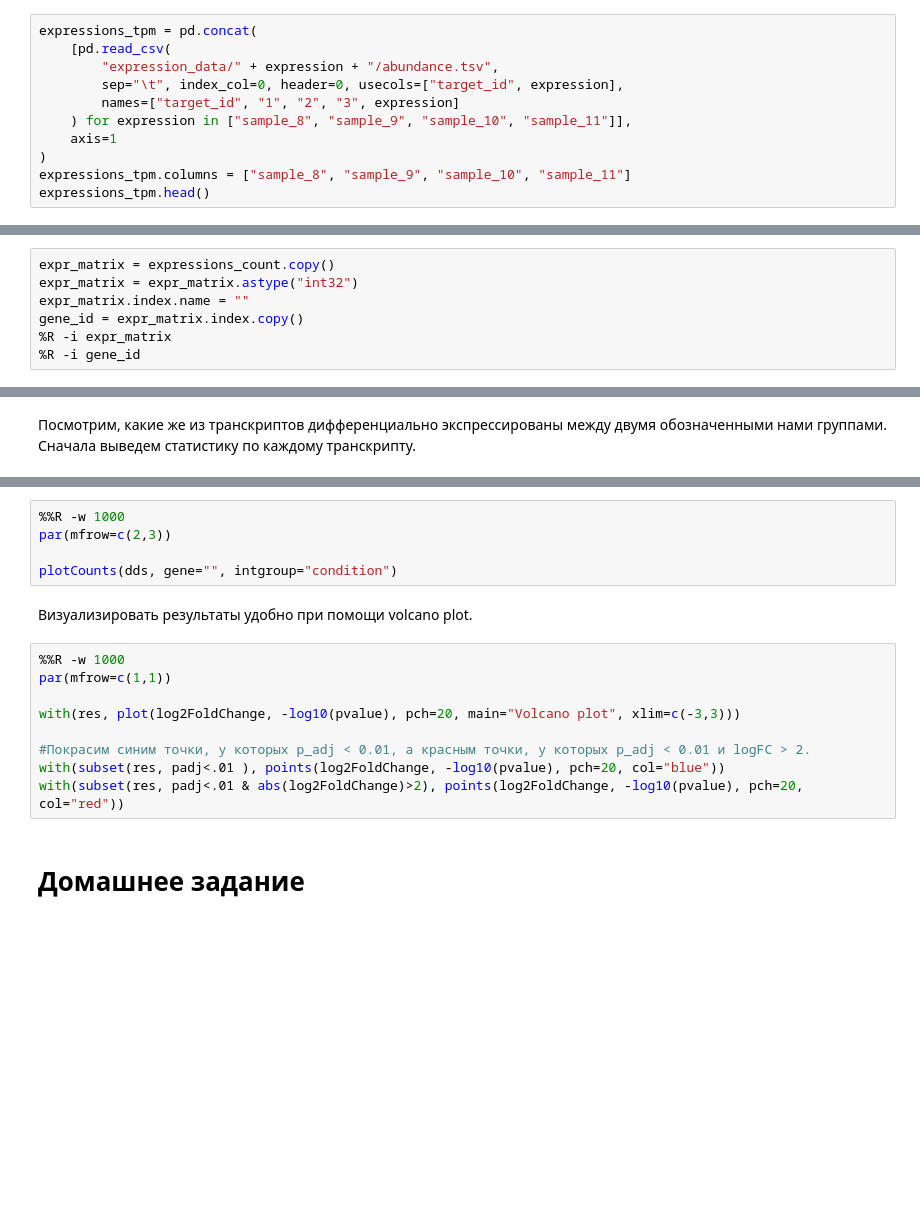
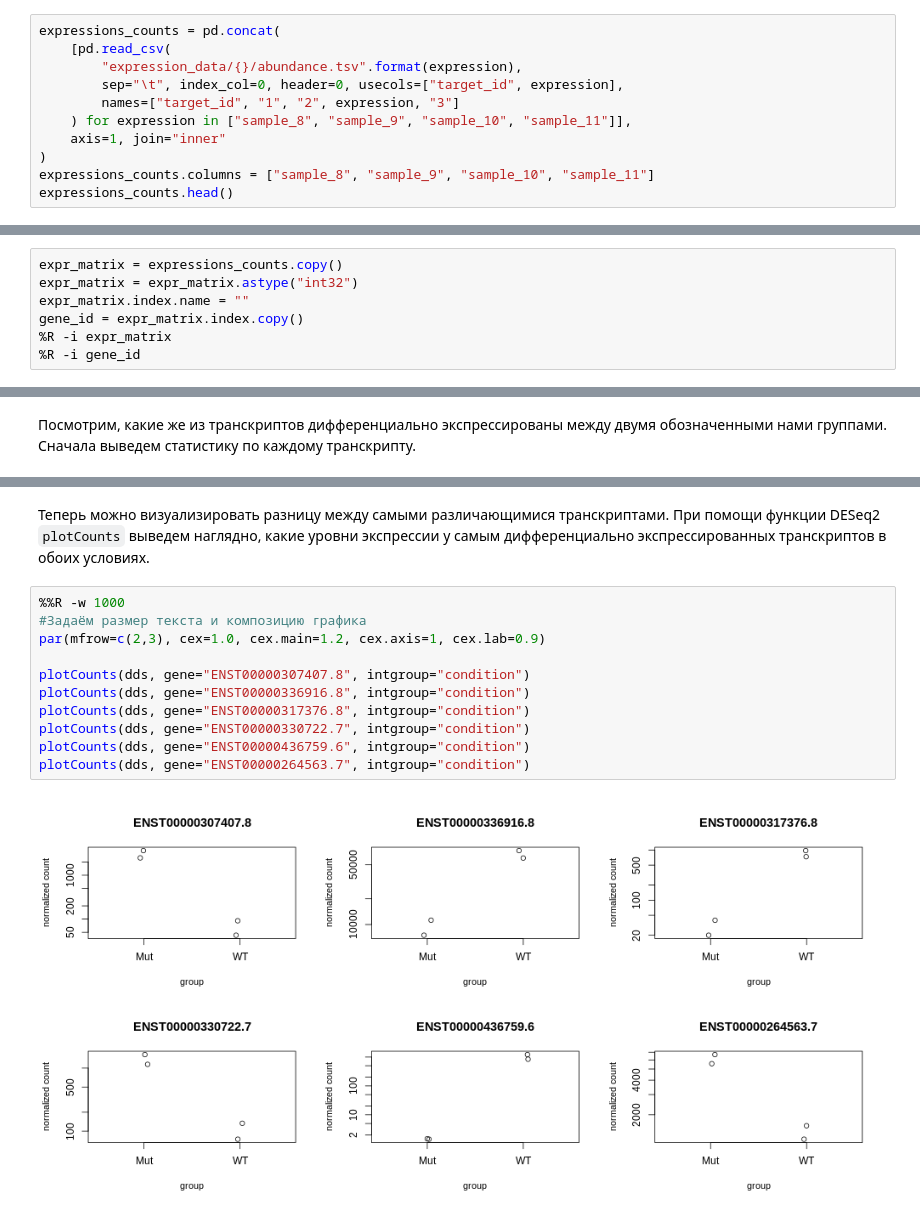
Before and after one commit to BostonGene-education/MIPT, a Jupyter notebook: 2020/RNA-Seq/03. RNA-Seq tutorial.ipynb, the cells around one changed output, grey strips where cells are left out. Saved outputs shown, nothing was run; the diff lists cells and outputs as text; blank space fills up the shorter version.

```diff
--- a/2020/RNA-Seq/03. RNA-Seq tutorial.ipynb
+++ b/2020/RNA-Seq/03. RNA-Seq tutorial.ipynb
@@ -82,11 +133,11 @@ tcmalloc: large alloc 3221225472 bytes == 0x561dc2c82000 @  0x7fc1e332f887 0x561
 # %%
-expressions_tpm = pd.concat(
+expressions_counts = pd.concat(
     [pd.read_csv(
-        "expression_data/" + expression + "/abundance.tsv",
+        "expression_data/{}/abundance.tsv".format(expression),
         sep="\t", index_col=0, header=0, usecols=["target_id", expression],
-        names=["target_id", "1", "2", "3", expression]
+        names=["target_id", "1", "2", expression, "3"]
     ) for expression in ["sample_8", "sample_9", "sample_10", "sample_11"]],
-    axis=1
+    axis=1, join="inner"
 )
-expressions_tpm.columns = ["sample_8", "sample_9", "sample_10", "sample_11"]
-expressions_tpm.head()
+expressions_counts.columns = ["sample_8", "sample_9", "sample_10", "sample_11"]
+expressions_counts.head()
@@ -145,5 +206,5 @@ library(ggplot2)
 # %%
-expr_matrix = expressions_count.copy()
+expr_matrix = expressions_counts.copy()
 expr_matrix = expr_matrix.astype("int32")
 expr_matrix.index.name = ""
 gene_id = expr_matrix.index.copy()
@@ -189,18 +332,15 @@ head(res)
-# %%
-%%R -w 1000
-par(mfrow=c(2,3))
-
-plotCounts(dds, gene="", intgroup="condition")
-# %% [markdown]
-Визуализировать результаты удобно при помощи volcano plot.
-# %%
-%%R -w 1000
-par(mfrow=c(1,1))
-
-with(res, plot(log2FoldChange, -log10(pvalue), pch=20, main="Volcano plot", xlim=c(-3,3)))
-
-#Покрасим синим точки, у которых p_adj < 0.01, а красным точки, у которых p_adj < 0.01 и logFC > 2.
-with(subset(res, padj<.01 ), points(log2FoldChange, -log10(pvalue), pch=20, col="blue"))
-with(subset(res, padj<.01 & abs(log2FoldChange)>2), points(log2FoldChange, -log10(pvalue), pch=20, col="red"))
-# %% [markdown]
-# Домашнее задание
+# %% [markdown]
+Теперь можно визуализировать разницу между самыми различающимися транскриптами. При помощи функции DESeq2 <code>plotCounts</code> выведем наглядно, какие уровни экспрессии у самым дифференциально экспрессированных транскриптов в обоих условиях.
+# %%
+%%R -w 1000
+#Задаём размер текста и композицию графика
+par(mfrow=c(2,3), cex=1.0, cex.main=1.2, cex.axis=1, cex.lab=0.9)
+
+plotCounts(dds, gene="ENST00000307407.8", intgroup="condition")
+plotCounts(dds, gene="ENST00000336916.8", intgroup="condition")
+plotCounts(dds, gene="ENST00000317376.8", intgroup="condition")
+plotCounts(dds, gene="ENST00000330722.7", intgroup="condition")
+plotCounts(dds, gene="ENST00000436759.6", intgroup="condition")
+plotCounts(dds, gene="ENST00000264563.7", intgroup="condition")
+# %% [output]
+[figure, added]
```
Also changed, not shown: parts of 62 cells of this notebook.
